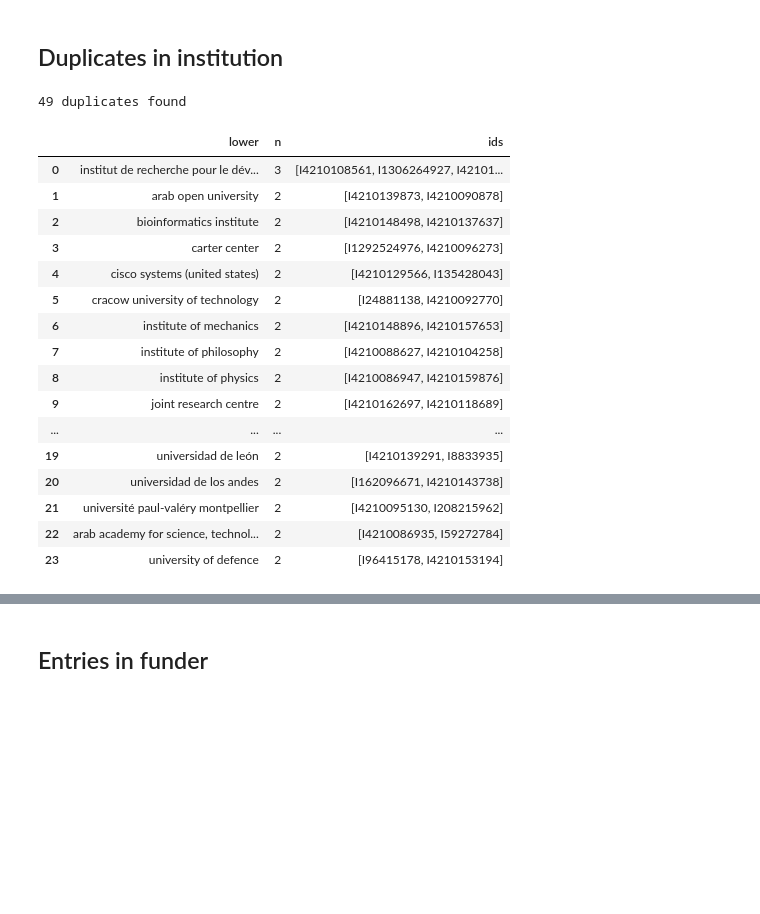
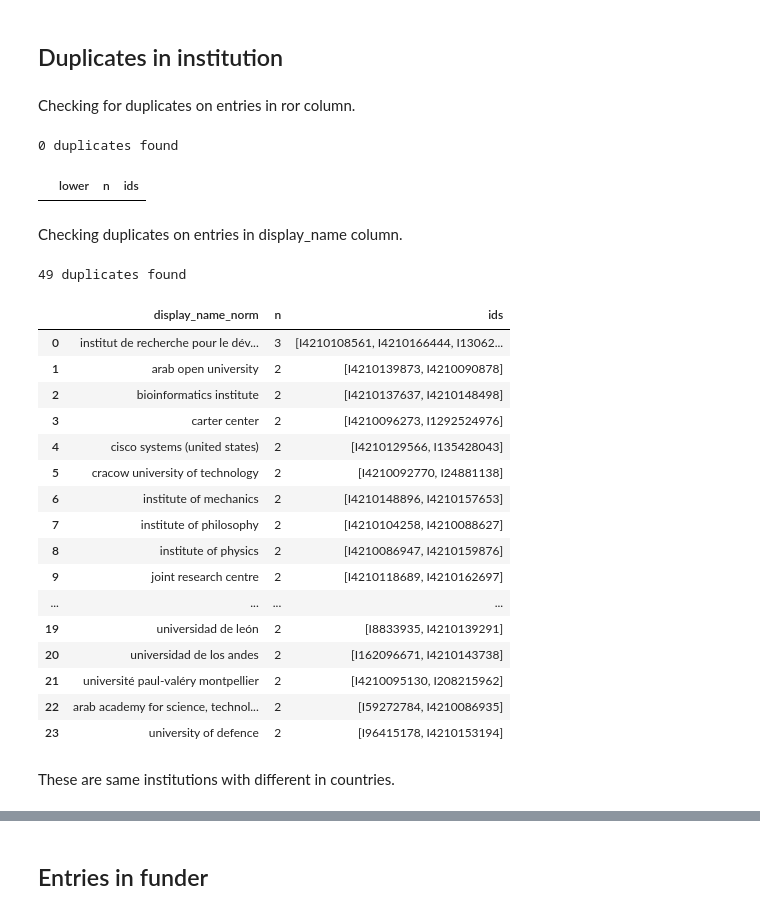
Before and after one commit to dkrakau/Wissenschaftliche_Vertiefung, a Jupyter notebook: notebook_duplicates.ipynb, the cells around one changed output, grey strips where cells are left out. Drawn from its saved outputs; the diff is of its cells as text; code cells hidden in the pictures; blank space fills up the shorter version.

```diff
--- a/notebook_duplicates.ipynb
+++ b/notebook_duplicates.ipynb
@@ -176,33 +263,55 @@ q("""
 # %% [markdown]
 ## Duplicates in institution
+# %% [markdown]
+Checking for duplicates on entries in ror column.
+# %%
+institution_ror = q("""
+    SELECT lower(trim(ror)), count(*) AS n, array_agg(id) AS ids
+    FROM openalex.institution
+    WHERE ror IS NOT NULL
+    GROUP BY ror
+    HAVING count(*) > 1
+    ORDER BY n DESC;
+""")
+
+print(f"{institution_ror["n"].sum()} duplicates found")
+
+institution_ror
+# %% [output]
+0 duplicates found
+|  | lower | n | ids |
+# %% [markdown]
+Checking duplicates on entries in display_name column.
 # %%
-institution = q("""
-    SELECT lower(trim(display_name)), count(*) AS n, array_agg(id) AS ids
+institution_display_name = q("""
+    SELECT lower(trim(display_name)) AS display_name_norm, count(*) AS n, array_agg(id) AS ids
     FROM openalex.institution
     GROUP BY display_name
     HAVING count(*) > 1
     ORDER BY n DESC;
 """)
 
-print(f"{institution["n"].sum()} duplicates found")
+print(f"{institution_display_name["n"].sum()} duplicates found")
 
-institution
+institution_display_name
 # %% [output]
 49 duplicates found
-|  | lower | n | ids |
-| 0 | institut de recherche pour le dév... | 3 | [I4210108561, I1306264927, I42101... |
+|  | display_name_norm | n | ids |
+| 0 | institut de recherche pour le dév... | 3 | [I4210108561, I4210166444, I13062... |
 | 1 | arab open university | 2 | [I4210139873, I4210090878] |
-| 2 | bioinformatics institute | 2 | [I4210148498, I4210137637] |
-| 3 | carter center | 2 | [I1292524976, I4210096273] |
+| 2 | bioinformatics institute | 2 | [I4210137637, I4210148498] |
+| 3 | carter center | 2 | [I4210096273, I1292524976] |
 | 4 | cisco systems (united states) | 2 | [I4210129566, I135428043] |
-| 5 | cracow university of technology | 2 | [I24881138, I4210092770] |
+| 5 | cracow university of technology | 2 | [I4210092770, I24881138] |
 | 6 | institute of mechanics | 2 | [I4210148896, I4210157653] |
-| 7 | institute of philosophy | 2 | [I4210088627, I4210104258] |
+| 7 | institute of philosophy | 2 | [I4210104258, I4210088627] |
 | 8 | institute of physics | 2 | [I4210086947, I4210159876] |
-| 9 | joint research centre | 2 | [I4210162697, I4210118689] |
+| 9 | joint research centre | 2 | [I4210118689, I4210162697] |
 | ... | ... | ... | ... |
-| 19 | universidad de león | 2 | [I4210139291, I8833935] |
+| 19 | universidad de león | 2 | [I8833935, I4210139291] |
 | 20 | universidad de los andes | 2 | [I162096671, I4210143738] |
 | 21 | université paul-valéry montpellier | 2 | [I4210095130, I208215962] |
-| 22 | arab academy for science, technol... | 2 | [I4210086935, I59272784] |
+| 22 | arab academy for science, technol... | 2 | [I59272784, I4210086935] |
 | 23 | university of defence | 2 | [I96415178, I4210153194] |
+# %% [markdown]
+These are same institutions with different in countries.
```
Also changed, not shown: parts of 36 cells of this notebook.
